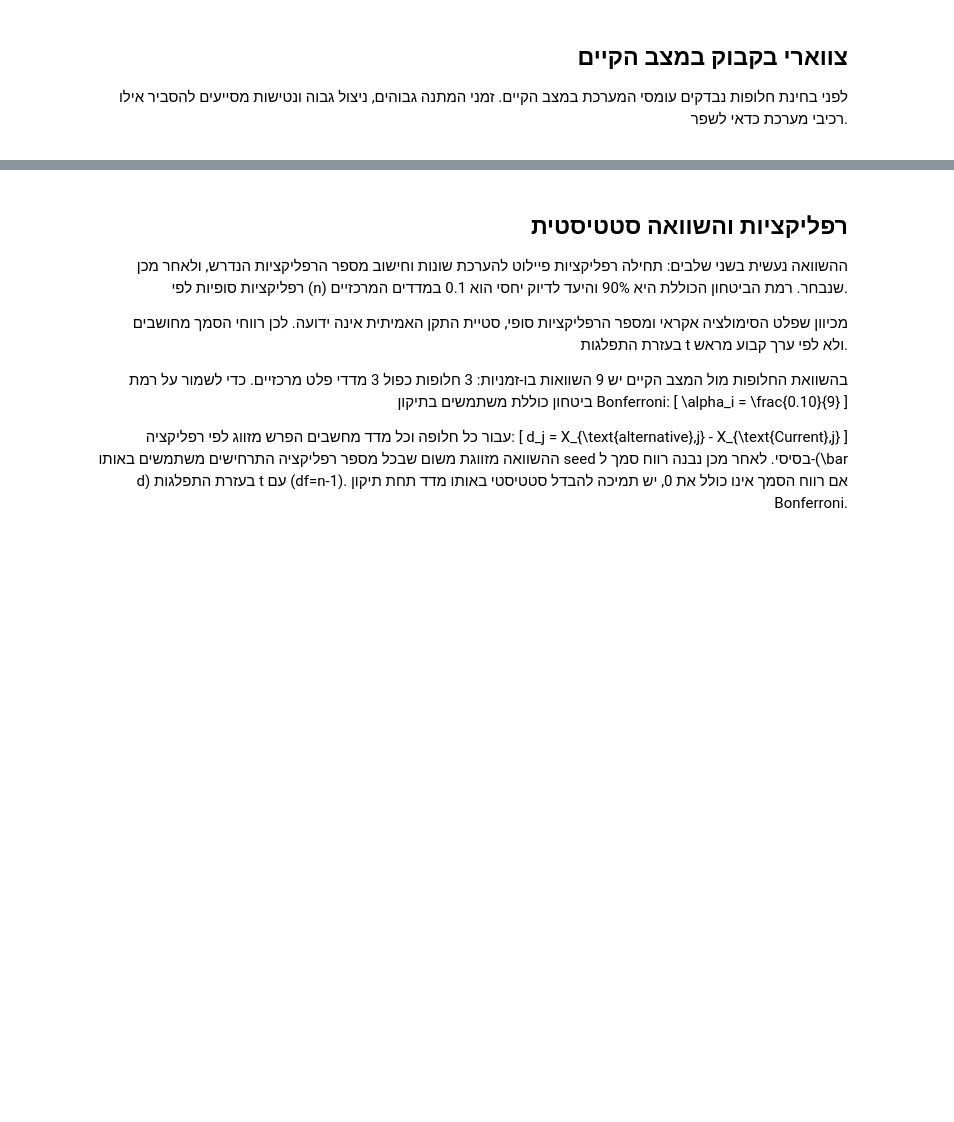
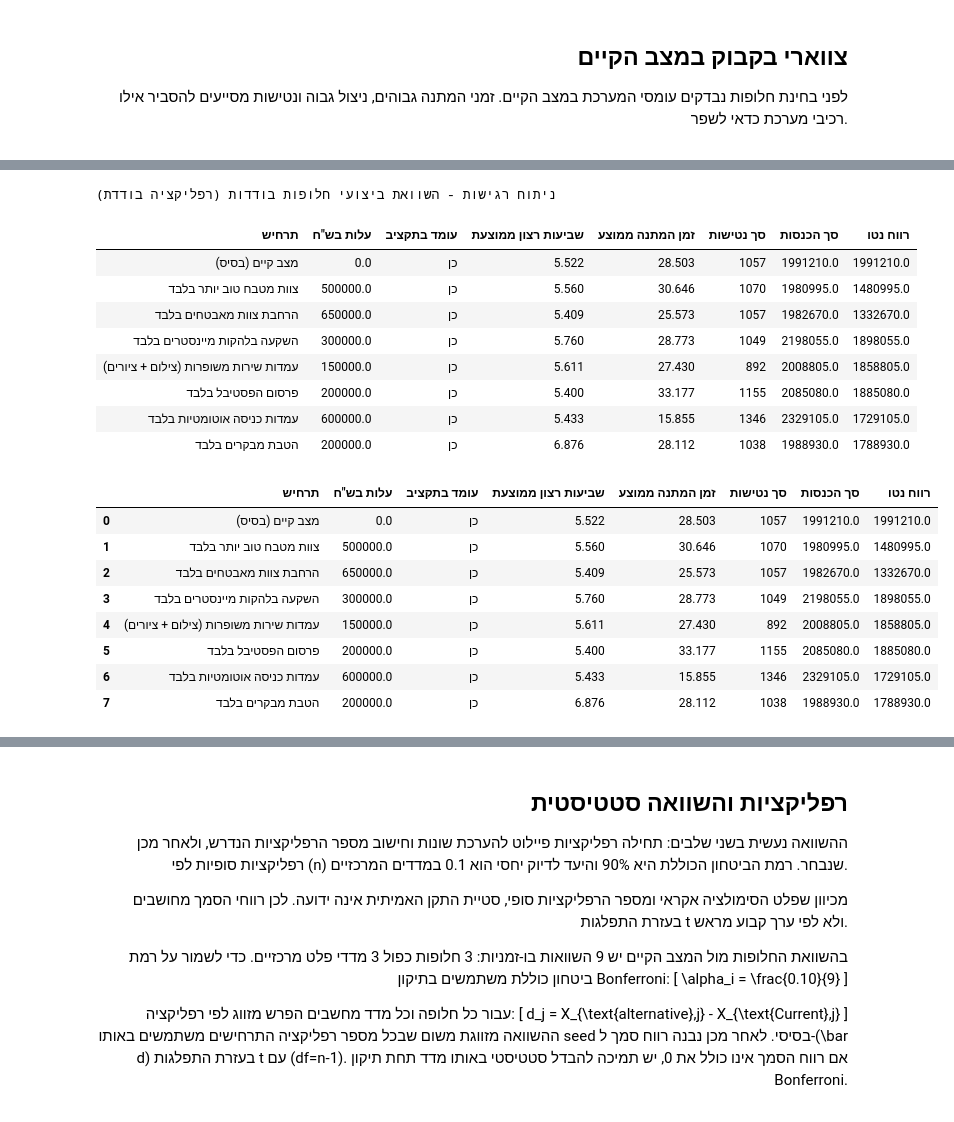
Before and after one commit to elattiass/SimulationPartB, a Jupyter notebook: Queuechella_Colab_Simulation_Report (4).ipynb, the cells around one changed output, grey strips where cells are left out. Saved outputs shown, nothing was run; the diff lists cells and outputs as text; code cells hidden in the pictures; blank space fills up the shorter version.

```diff
--- a/Queuechella_Colab_Simulation_Report (4).ipynb
+++ b/Queuechella_Colab_Simulation_Report (4).ipynb
@@ -2633,0 +2873,62 @@ report_table(scenario_rows, "חלופות ובדיקת תקציב")
+# %%
+# =============================================================================
+# הרצת חלופות בודדות בנפרד לצורך ניתוח רגישות (רפליקציה בודדת)
+# =============================================================================
+
+scenarios_to_run = [
+    "Current",
+    "KitchenOnly",
+    "SecurityOnly",
+    "BandsOnly",
+    "StationsOnly",
+    "AdvertisingOnly",
+    "EntranceScanOnly",
+    "BenefitOnly"
+]
+
+alternative_full_names = {
+    "Current": "מצב קיים (בסיס)",
+    "KitchenOnly": "צוות מטבח טוב יותר בלבד",
+    "SecurityOnly": "הרחבת צוות מאבטחים בלבד",
+    "BandsOnly": "השקעה בלהקות מיינסטרים בלבד",
+    "StationsOnly": "עמדות שירות משופרות (צילום + ציורים)",
+    "AdvertisingOnly": "פרסום הפסטיבל בלבד",
+    "EntranceScanOnly": "עמדות כניסה אוטומטיות בלבד",
+    "BenefitOnly": "הטבת מבקרים בלבד"
+}
+
+single_rep_results = []
+for sc in scenarios_to_run:
+    cfg = SimulationConfig.for_scenario(sc, seed=2026)
+    summary = QueuechellaSimulation(cfg).run()
+    single_rep_results.append({
+        "תרחיש": alternative_full_names[sc],
+        "עלות בש\"ח": cfg.alternative_cost,
+        "עומד בתקציב": "כן" if cfg.alternative_cost <= 1000000 else "לא",
+        "שביעות רצון ממוצעת": round(summary["avg_satisfaction"], 3),
+        "זמן המתנה ממוצע": round(summary["avg_wait_all"], 3),
+        "סך נטישות": summary["total_abandonments"],
+        "רווח נטו": round(summary["net_profit"], 2)
+    })
+
+report_table(single_rep_results, "ניתוח רגישות - השוואת ביצועי חלופות בודדות (רפליקציה בודדת)")
+# %% [output]
+ניתוח רגישות - השוואת ביצועי חלופות בודדות (רפליקציה בודדת)
+| תרחיש | עלות בש"ח | עומד בתקציב | שביעות רצון ממוצעת | זמן המתנה ממוצע | סך נטישות | סך הכנסות | רווח נטו |
+| מצב קיים (בסיס) | 0.0 | כן | 5.522 | 28.503 | 1057 | 1991210.0 | 1991210.0 |
+| צוות מטבח טוב יותר בלבד | 500000.0 | כן | 5.560 | 30.646 | 1070 | 1980995.0 | 1480995.0 |
+| הרחבת צוות מאבטחים בלבד | 650000.0 | כן | 5.409 | 25.573 | 1057 | 1982670.0 | 1332670.0 |
+| השקעה בלהקות מיינסטרים בלבד | 300000.0 | כן | 5.760 | 28.773 | 1049 | 2198055.0 | 1898055.0 |
+| עמדות שירות משופרות (צילום + ציורים) | 150000.0 | כן | 5.611 | 27.430 | 892 | 2008805.0 | 1858805.0 |
+| פרסום הפסטיבל בלבד | 200000.0 | כן | 5.400 | 33.177 | 1155 | 2085080.0 | 1885080.0 |
+| עמדות כניסה אוטומטיות בלבד | 600000.0 | כן | 5.433 | 15.855 | 1346 | 2329105.0 | 1729105.0 |
+| הטבת מבקרים בלבד | 200000.0 | כן | 6.876 | 28.112 | 1038 | 1988930.0 | 1788930.0 |
+|  | תרחיש | עלות בש"ח | עומד בתקציב | שביעות רצון ממוצעת | זמן המתנה ממוצע | סך נטישות | סך הכנסות | רווח נטו |
+| 0 | מצב קיים (בסיס) | 0.0 | כן | 5.522 | 28.503 | 1057 | 1991210.0 | 1991210.0 |
+| 1 | צוות מטבח טוב יותר בלבד | 500000.0 | כן | 5.560 | 30.646 | 1070 | 1980995.0 | 1480995.0 |
+| 2 | הרחבת צוות מאבטחים בלבד | 650000.0 | כן | 5.409 | 25.573 | 1057 | 1982670.0 | 1332670.0 |
+| 3 | השקעה בלהקות מיינסטרים בלבד | 300000.0 | כן | 5.760 | 28.773 | 1049 | 2198055.0 | 1898055.0 |
+| 4 | עמדות שירות משופרות (צילום + ציורים) | 150000.0 | כן | 5.611 | 27.430 | 892 | 2008805.0 | 1858805.0 |
+| 5 | פרסום הפסטיבל בלבד | 200000.0 | כן | 5.400 | 33.177 | 1155 | 2085080.0 | 1885080.0 |
+| 6 | עמדות כניסה אוטומטיות בלבד | 600000.0 | כן | 5.433 | 15.855 | 1346 | 2329105.0 | 1729105.0 |
+| 7 | הטבת מבקרים בלבד | 200000.0 | כן | 6.876 | 28.112 | 1038 | 1988930.0 | 1788930.0 |
```
Also changed, not shown: parts of 18 cells of this notebook.
